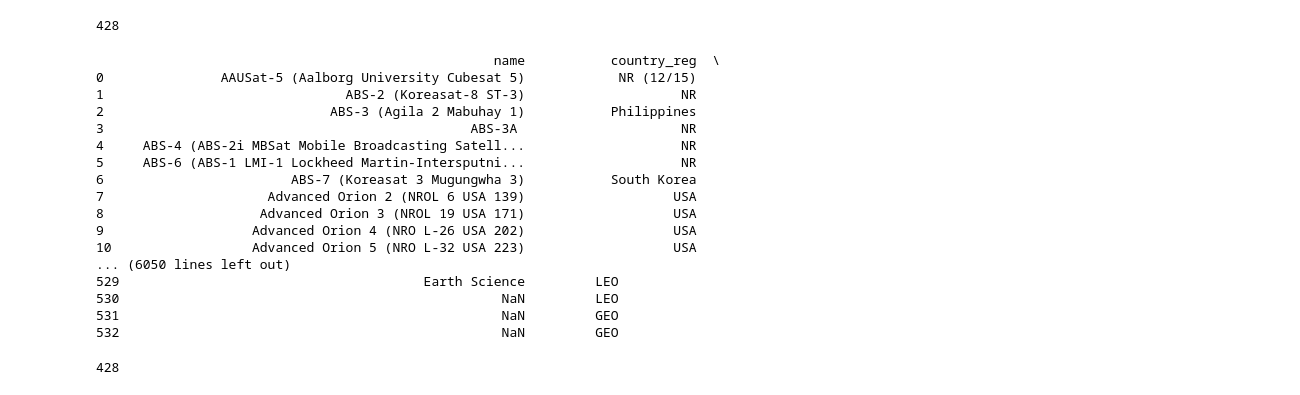
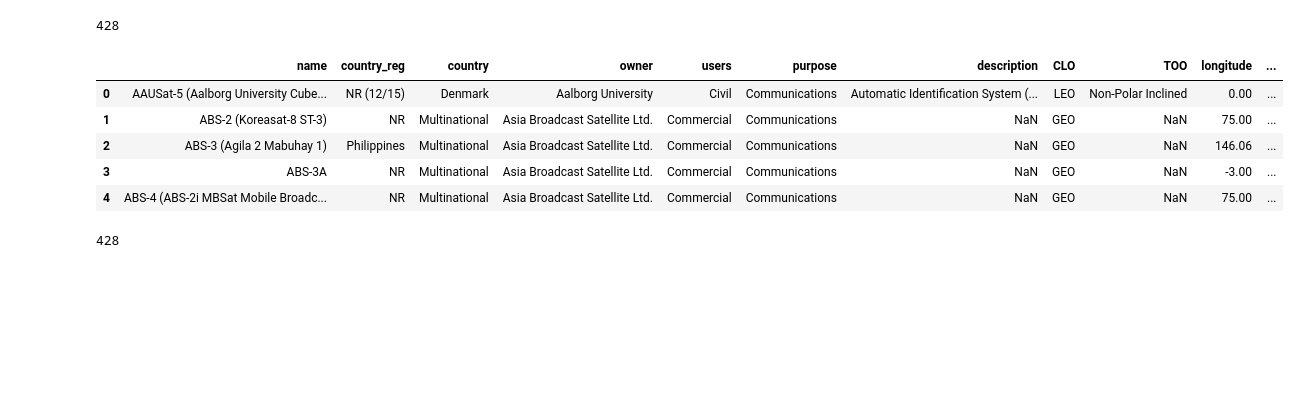
Before and after one commit to Ianssmith/Satellite_Map, a Jupyter notebook: satellites.ipynb, the cells around one changed output. Cells and saved outputs as stored; diff of their text form; code cells hidden in the pictures; blank space fills up the shorter version.

Commit message:
shortend new transformed data console logging

```diff
--- a/satellites.ipynb
+++ b/satellites.ipynb
@@ -88,25 +71,14 @@ data_NoC['expected_lifetime_years'].isnull().sum()
 # %%
 data_converted = data_NoC.convert_objects(convert_dates=True, convert_numeric=True,)
 data = data_converted
-data
+data.head()
 # %% [output]
-                                                   name           country_reg  \
-0               AAUSat-5 (Aalborg University Cubesat 5)            NR (12/15)
-1                               ABS-2 (Koreasat-8 ST-3)                    NR
-2                             ABS-3 (Agila 2 Mabuhay 1)           Philippines
-3                                               ABS-3A                     NR
-4     ABS-4 (ABS-2i MBSat Mobile Broadcasting Satell...                    NR
-5     ABS-6 (ABS-1 LMI-1 Lockheed Martin-Intersputni...                    NR
-6                        ABS-7 (Koreasat 3 Mugungwha 3)           South Korea
-7                     Advanced Orion 2 (NROL 6 USA 139)                   USA
-8                    Advanced Orion 3 (NROL 19 USA 171)                   USA
-9                   Advanced Orion 4 (NRO L-26 USA 202)                   USA
-10                  Advanced Orion 5 (NRO L-32 USA 223)                   USA
-... (6050 lines left out)
-529                                       Earth Science         LEO
-530                                                 NaN         LEO
-531                                                 NaN         GEO
-532                                                 NaN         GEO
+|  | name | country_reg | country | owner | users | purpose | description | CLO | TOO | longitude | ... |
+| 0 | AAUSat-5 (Aalborg University Cube... | NR (12/15) | Denmark | Aalborg University | Civil | Communications | Automatic Identification System (... | LEO | Non-Polar Inclined | 0.00 | ... |
+| 1 | ABS-2 (Koreasat-8 ST-3) | NR | Multinational | Asia Broadcast Satellite Ltd. | Commercial | Communications | NaN | GEO | NaN | 75.00 | ... |
+| 2 | ABS-3 (Agila 2 Mabuhay 1) | Philippines | Multinational | Asia Broadcast Satellite Ltd. | Commercial | Communications | NaN | GEO | NaN | 146.06 | ... |
+| 3 | ABS-3A | NR | Multinational | Asia Broadcast Satellite Ltd. | Commercial | Communications | NaN | GEO | NaN | -3.00 | ... |
+| 4 | ABS-4 (ABS-2i MBSat Mobile Broadc... | NR | Multinational | Asia Broadcast Satellite Ltd. | Commercial | Communications | NaN | GEO | NaN | 75.00 | ... |
 # %%
 data['expected_lifetime_years'].isnull().sum()
 # %% [output]
```
Also changed, not shown: parts of 3 cells of this notebook.
